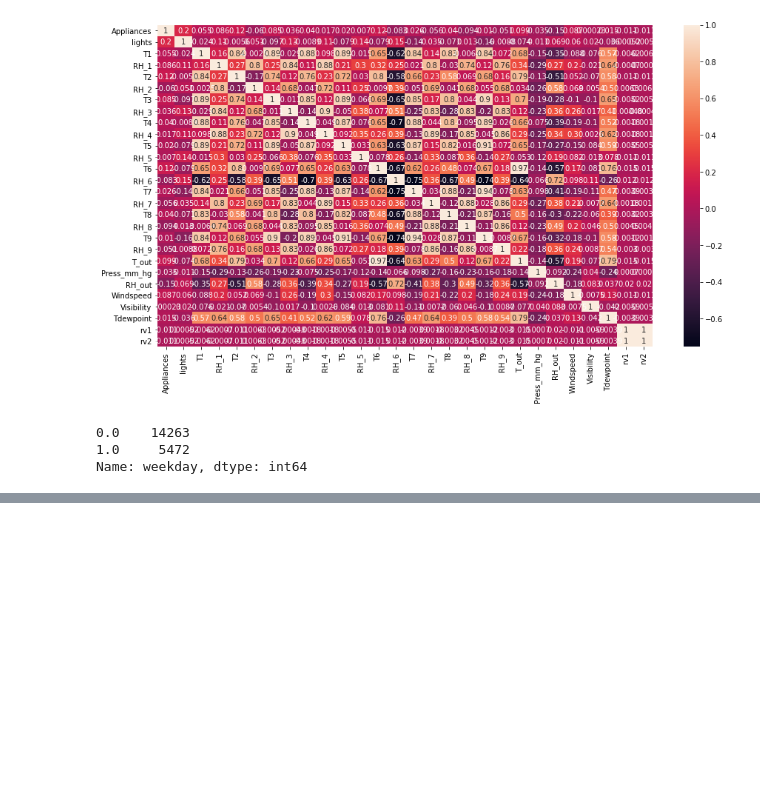
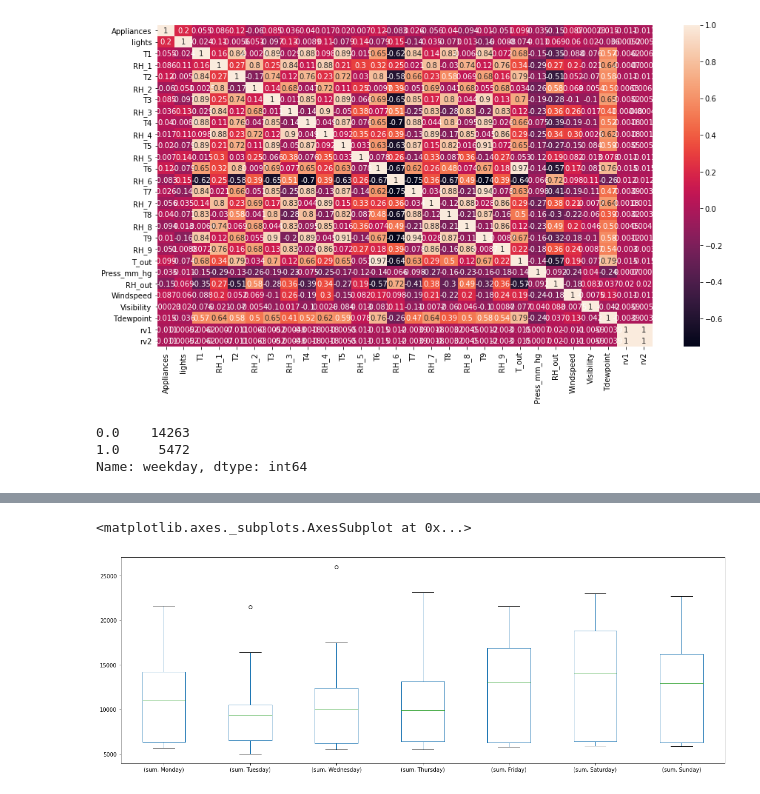
Before and after one commit to Yogesh-8998/Energy-Appliances-Prediction, a Jupyter notebook: Appliances_Energy_Prediction.ipynb, the cells around one changed output, grey strips where cells are left out. Cells and saved outputs as stored; diff of their text form; code cells hidden in the pictures; blank space fills up the shorter version.

```diff
--- a/Appliances_Energy_Prediction.ipynb
+++ b/Appliances_Energy_Prediction.ipynb
@@ -222,0 +351,5 @@ Name: weekday, dtype: int64
+# %%
+table.plot.box(figsize=(20, 7))
+# %% [output]
+<matplotlib.axes._subplots.AxesSubplot at 0x...>
+[figure, added]
```
Also changed, not shown: parts of 26 cells of this notebook.
